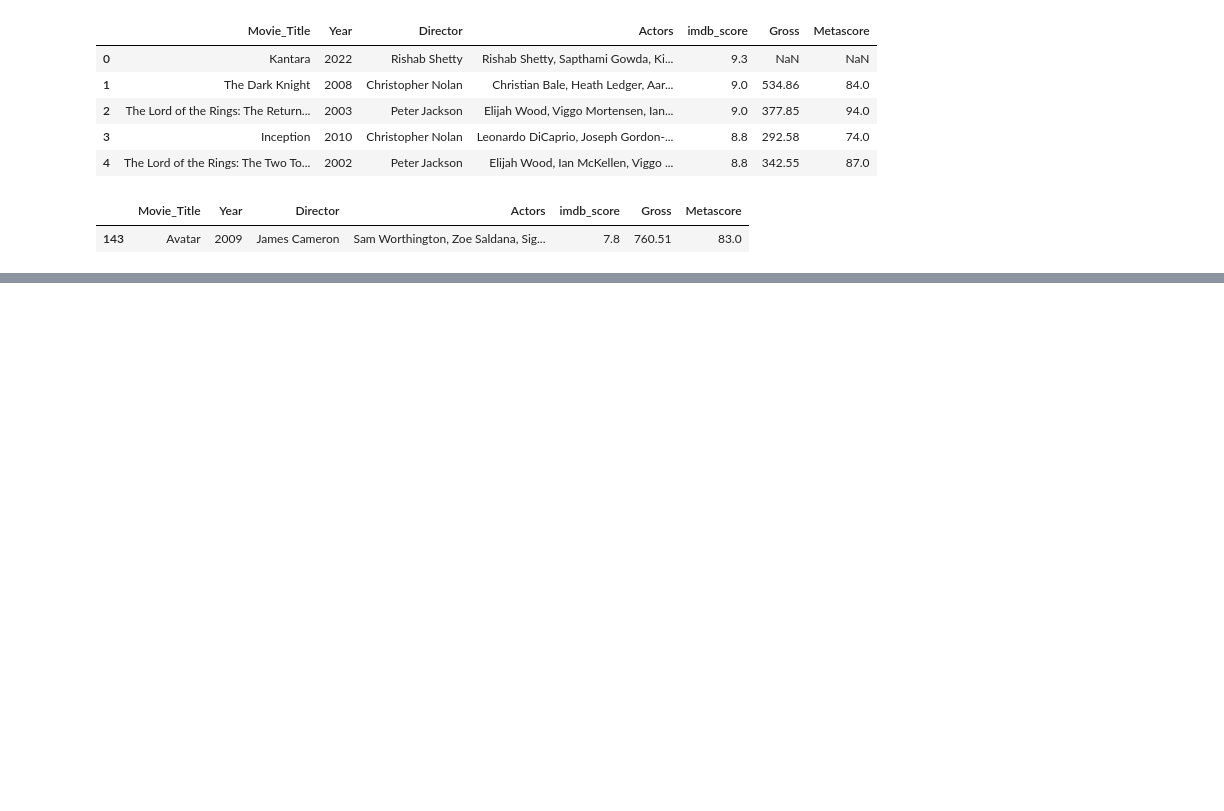
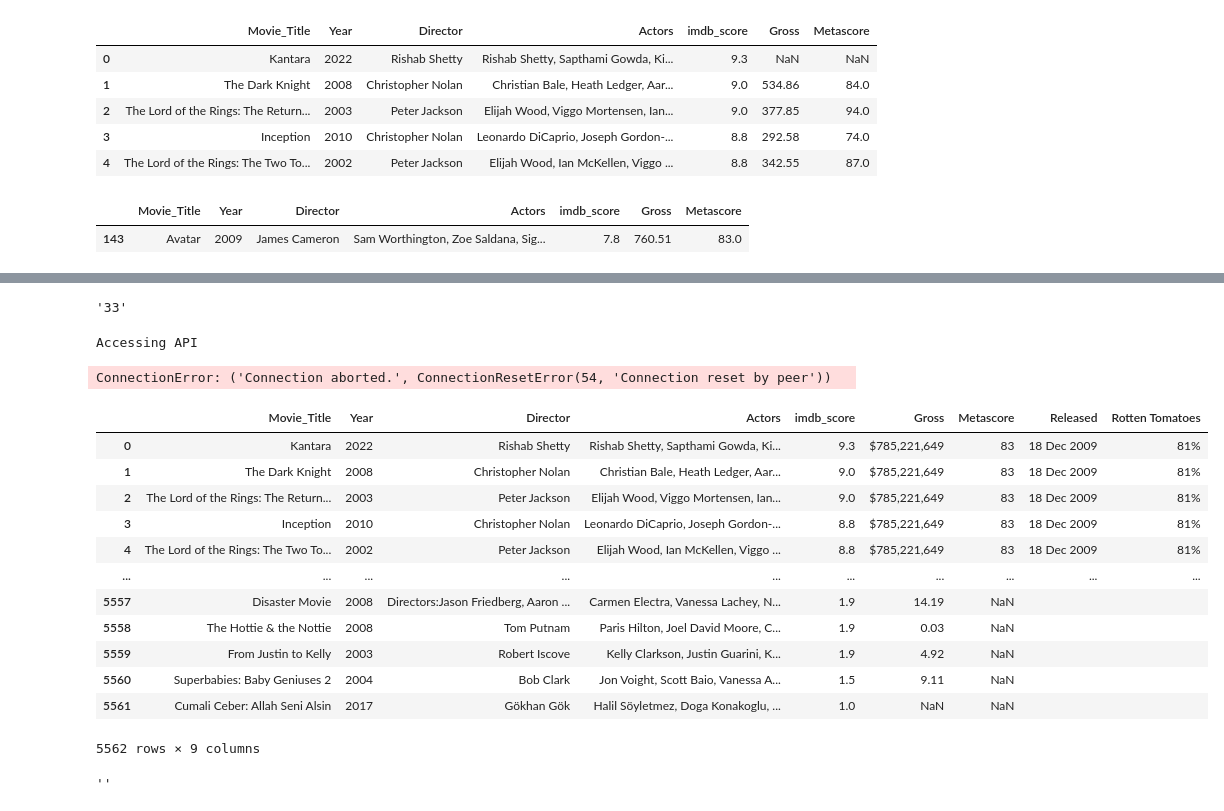
Before and after one commit to Reagz24/Project1_Team6, a Jupyter notebook: Movie_Analysis.ipynb, the cells around one changed output, grey strips where cells are left out. Cells and saved outputs as stored; diff of their text form; code cells hidden in the pictures; blank space fills up the shorter version.

Commit message:
API Request mostly figured out

```diff
--- a/Movie_Analysis.ipynb
+++ b/Movie_Analysis.ipynb
@@ -78,0 +95,6 @@ merge_df.loc[merge_df["Movie_Title"] == "Avatar"]
+# %%
+# Set up additional columns
+merge_df["Released"] = ""
+merge_df["Rotten Tomatoes"] = ""
+merge_df = merge_df.dropna(subset = ["Director"])
+merge_df.count()
@@ -78,0 +133,64 @@ merge_df.loc[merge_df["Movie_Title"] == "Avatar"]
+# %%
+response["Metascore"]
+# %% [output]
+'33'
+# %%
+#Iterate through merged_df Dataframe
+from time import sleep
+counter = 0
+baseurl = "https://www.omdbapi.com/?t="
+print("Accessing API")
+
+for index, row in merge_df.iterrows():
+    counter += 1
+    if counter < 950:
+        apikey = api_key1
+    elif counter < 1900:
+        apikey = api_key2
+    elif counter < 2850:
+        apikey = api_key3
+    elif counter < 3800:
+        apikey = api_key4
+    elif counter < 4750:
+        apikey = api_key5
+    elif counter < 5562:
+        apikey = api_key6
+
+    #Get movie title from merge_df
+    movie_title = merge_df.loc[index, "Movie_Title"]
+
+    #API Request
+    time.sleep(0.01)
+    filminfo = requests.get(f"{baseurl}{movietitle}&apikey={apikey}").json()
+
+    #Store Release Date, Rotten Tomatoes, Metascore,Box Office
+    merge_df.loc[index, "Released"] = filminfo["Released"]
+    merge_df.loc[index, "Rotten Tomatoes"] = filminfo["Ratings"][1]["Value"]
+    merge_df.loc[index, "Metascore"] = filminfo["Metascore"]
+    merge_df.loc[index, "Gross"] = filminfo["BoxOffice"]
+
+#Display Data
+merge_df
+# %% [output]
+Accessing API
+ConnectionError: ('Connection aborted.', ConnectionResetError(54, 'Connection reset by peer'))
+# %%
+merge_df
+# %% [output]
+|  | Movie_Title | Year | Director | Actors | imdb_score | Gross | Metascore | Released | Rotten Tomatoes |
+| 0 | Kantara | 2022 | Rishab Shetty | Rishab Shetty, Sapthami Gowda, Ki... | 9.3 | $785,221,649 | 83 | 18 Dec 2009 | 81% |
+| 1 | The Dark Knight | 2008 | Christopher Nolan | Christian Bale, Heath Ledger, Aar... | 9.0 | $785,221,649 | 83 | 18 Dec 2009 | 81% |
+| 2 | The Lord of the Rings: The Return... | 2003 | Peter Jackson | Elijah Wood, Viggo Mortensen, Ian... | 9.0 | $785,221,649 | 83 | 18 Dec 2009 | 81% |
+| 3 | Inception | 2010 | Christopher Nolan | Leonardo DiCaprio, Joseph Gordon-... | 8.8 | $785,221,649 | 83 | 18 Dec 2009 | 81% |
+| 4 | The Lord of the Rings: The Two To... | 2002 | Peter Jackson | Elijah Wood, Ian McKellen, Viggo ... | 8.8 | $785,221,649 | 83 | 18 Dec 2009 | 81% |
+| ... | ... | ... | ... | ... | ... | ... | ... | ... | ... |
+| 5557 | Disaster Movie | 2008 | Directors:Jason Friedberg, Aaron ... | Carmen Electra, Vanessa Lachey, N... | 1.9 | 14.19 | NaN |  |  |
+| 5558 | The Hottie & the Nottie | 2008 | Tom Putnam | Paris Hilton, Joel David Moore, C... | 1.9 | 0.03 | NaN |  |  |
+| 5559 | From Justin to Kelly | 2003 | Robert Iscove | Kelly Clarkson, Justin Guarini, K... | 1.9 | 4.92 | NaN |  |  |
+| 5560 | Superbabies: Baby Geniuses 2 | 2004 | Bob Clark | Jon Voight, Scott Baio, Vanessa A... | 1.5 | 9.11 | NaN |  |  |
+| 5561 | Cumali Ceber: Allah Seni Alsin | 2017 | Gökhan Gök | Halil Söyletmez, Doga Konakoglu, ... | 1.0 | NaN | NaN |  |  |
+5562 rows × 9 columns
+# %%
+merge_df.iloc[512,7]
+# %% [output]
+''
```
Also changed, not shown: parts of 4 cells of this notebook.
